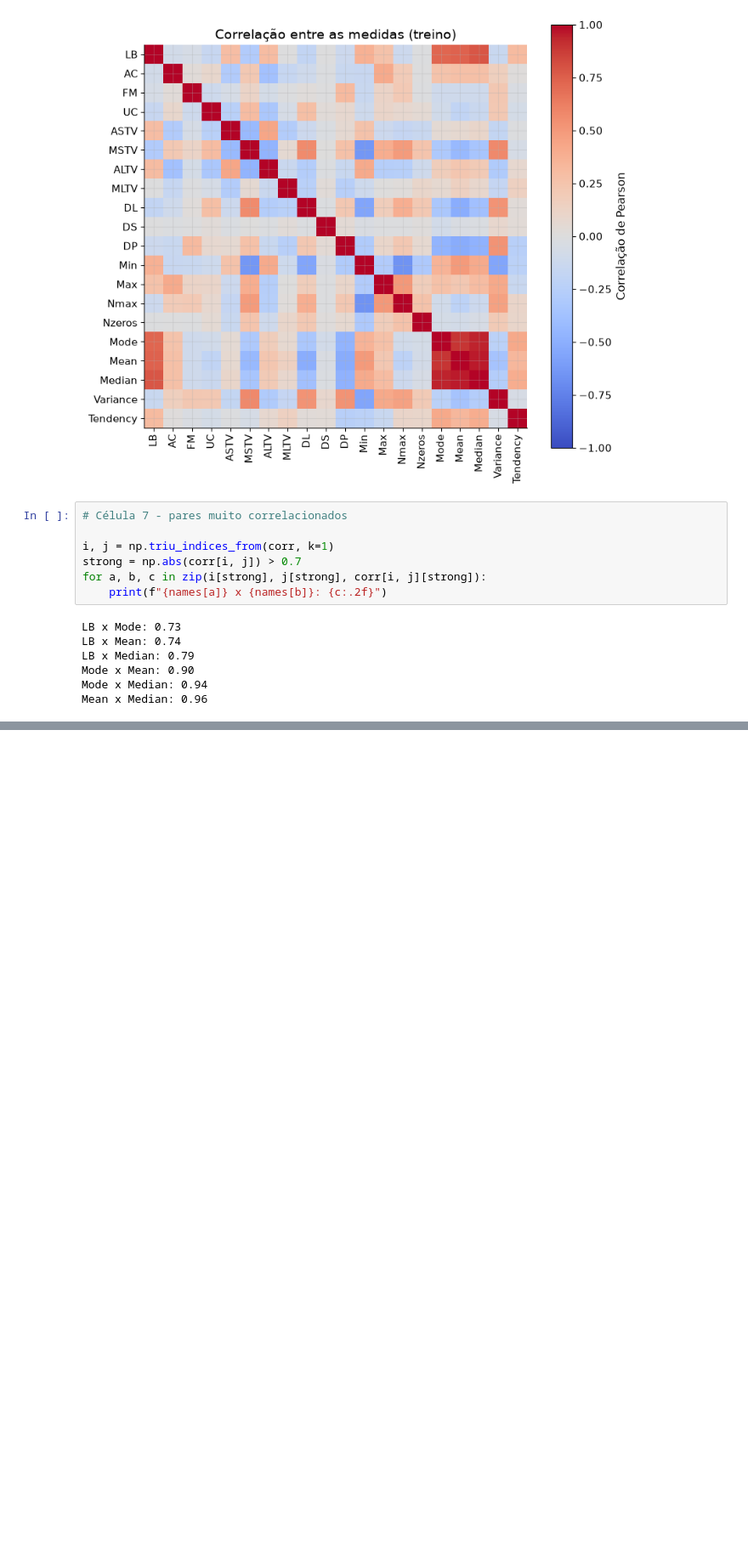
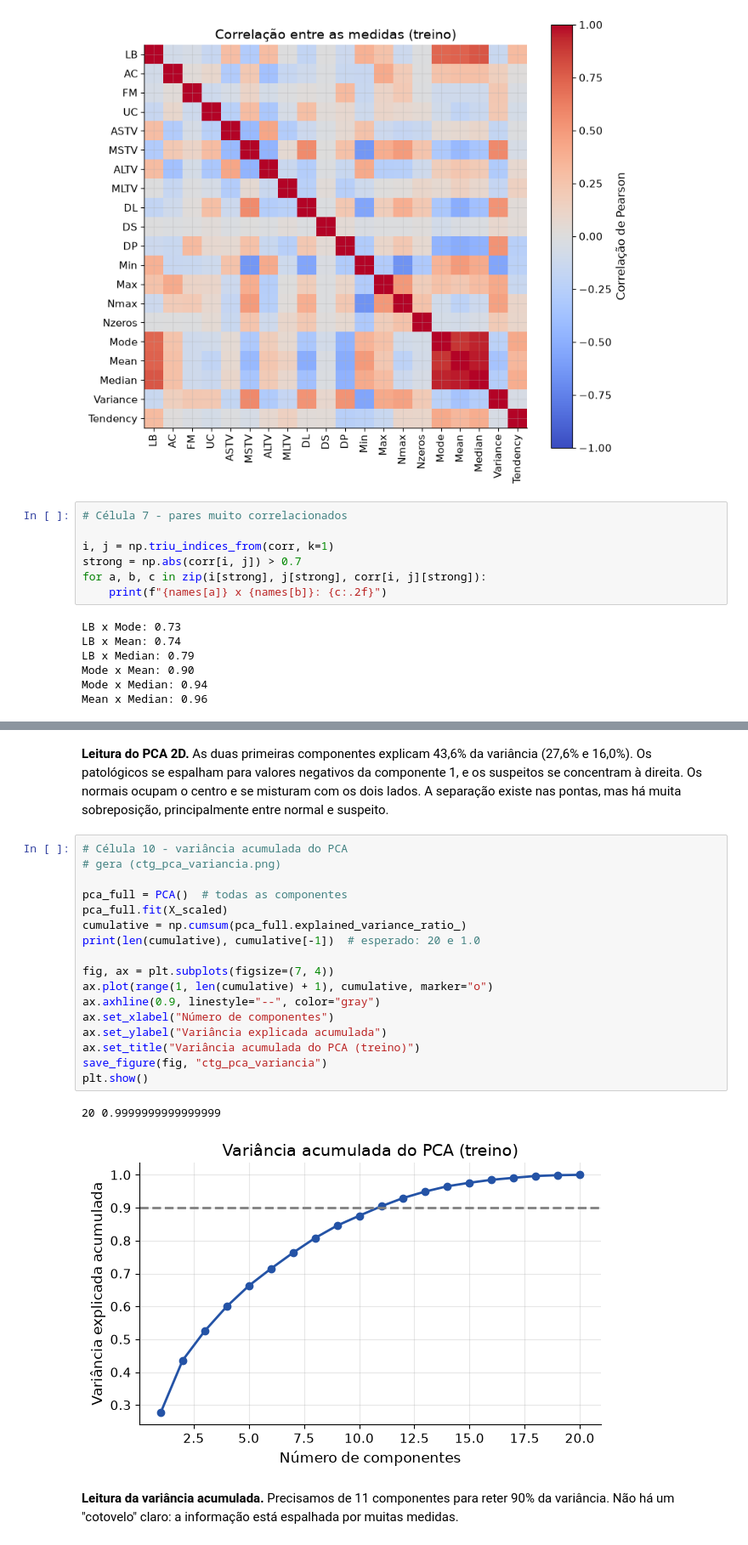
Before and after one commit to ml1-impatech/statstech-analise, a Jupyter notebook: notebooks/ctg_exploration.ipynb, the cells around one changed output, grey strips where cells are left out. Shown at 85% size. Saved outputs shown, nothing was run; the diff lists cells and outputs as text; blank space fills up the shorter version.

```diff
--- a/notebooks/ctg_exploration.ipynb
+++ b/notebooks/ctg_exploration.ipynb
@@ -141,0 +239,26 @@ print(X_scaled.shape)  # esperado: (1755, 20)
+# %% [markdown]
+**Leitura do PCA 2D.** As duas primeiras componentes explicam 43,6% da variância (27,6% e 16,0%).
+Os patológicos se espalham para valores negativos da componente 1, e os suspeitos se concentram à direita. Os normais ocupam o centro e se misturam com os dois lados.
+A separação existe nas pontas, mas há muita sobreposição, principalmente entre normal e suspeito.
+# %%
+# Célula 10 - variância acumulada do PCA
+# gera (ctg_pca_variancia.png)
+
+pca_full = PCA()  # todas as componentes
+pca_full.fit(X_scaled)
+cumulative = np.cumsum(pca_full.explained_variance_ratio_)
+print(len(cumulative), cumulative[-1])  # esperado: 20 e 1.0
+
+fig, ax = plt.subplots(figsize=(7, 4))
+ax.plot(range(1, len(cumulative) + 1), cumulative, marker="o")
+ax.axhline(0.9, linestyle="--", color="gray")
+ax.set_xlabel("Número de componentes")
+ax.set_ylabel("Variância explicada acumulada")
+ax.set_title("Variância acumulada do PCA (treino)")
+save_figure(fig, "ctg_pca_variancia")
+plt.show()
+# %% [output]
+20 0.9999999999999999
+[figure, added]
+# %% [markdown]
+**Leitura da variância acumulada.** Precisamos de 11 componentes para reter 90% da variância. Não há um "cotovelo" claro: a informação está espalhada por muitas medidas.
```
Also changed, not shown: parts of 13 cells of this notebook, 4 other files.
